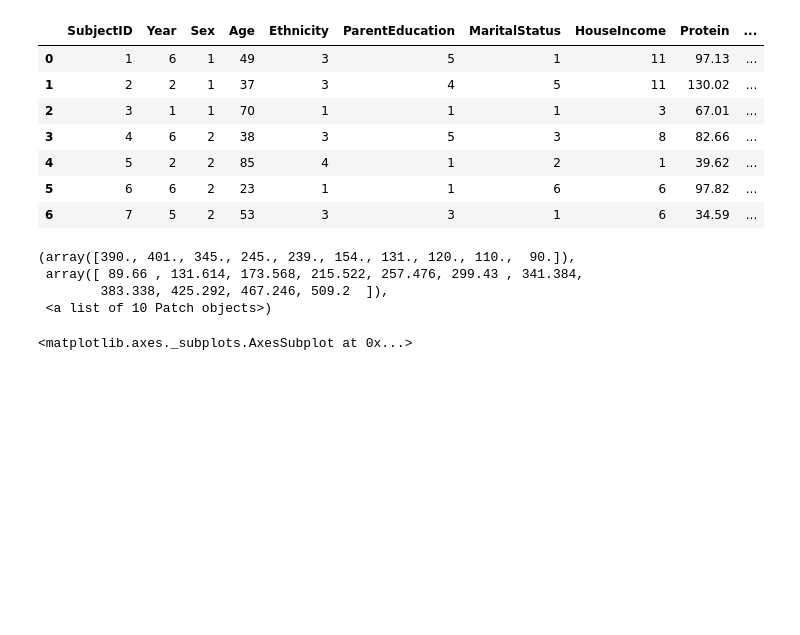
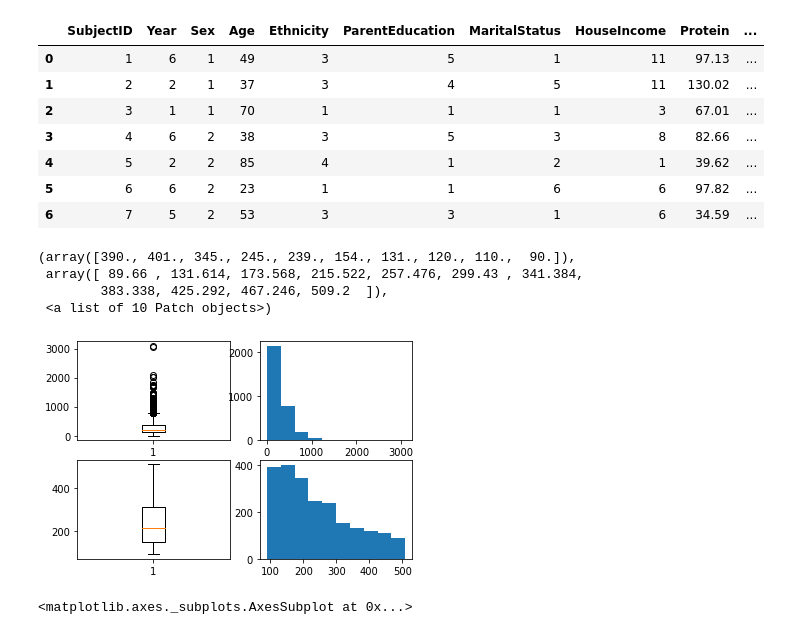
Before and after one commit to anaaparamesh/Week1_Public, a Jupyter notebook: Notebooks/02_Pandas_and_Matplotlib/Matplotlib_Exercise.ipynb, the cells around one changed output. Saved outputs shown, nothing was run; the diff lists cells and outputs as text; code cells hidden in the pictures; blank space fills up the shorter version.

```diff
--- a/Notebooks/02_Pandas_and_Matplotlib/Matplotlib_Exercise.ipynb
+++ b/Notebooks/02_Pandas_and_Matplotlib/Matplotlib_Exercise.ipynb
@@ -93,53 +93,39 @@ that makes the participants' Cholesterol more Normal and create two visualizatio
 one before the Chol data is modified, and one after Chol data is nmodified to be more Normal than before."""
 
 ## YOUR CODE HERE
-data['Chol'].hist()
-plt.plot()
-
-def more_Normal(dataframe, column):
-  ## YOUR CODE HERE
-  stat = dataframe[column].describe()
-  third_quartile = stat['75%']
-  y = dataframe[dataframe[column] <= third_quartile]
-  return y
-
-data['Chol'].describe()
-sns.boxplot(more_Normal(data,"Chol"))
-plt.hist(more_Normal(data,"Chol")) #better representation of data, more Normal than before, now not as strongly skewed
-
-
 #Here are all the figures.
 fig, ((axs1, axs2), (axs3, axs4)) = plt.subplots(2, 2)
 
 #box plot for first plot of cholestrol
 axs1.boxplot(data["Chol"])
 
 #figure plots box plot of chol.
 plt.figure(1)
 
 #histogram of cholestrol
 axs2.hist(data["Chol"])
 
 #histogram of cholestrol
 #more normal keeps y-values between the 15th and 85th percentile.
 def more_Normal(dataframe, column):
   y = dataframe[column]
   y = y[y.between(y.quantile(.15), y.quantile(.85))]
   return y
 
 #boxplot of normalized chol.
 axs3.boxplot(more_Normal(data,"Chol"))
 
 #more nomralized chol is histogram is plotted.
 plt.hist(more_Normal(data,"Chol"))
 
 
 #Hint: which data visualization shows the outliers?
 # %% [output]
 (array([390., 401., 345., 245., 239., 154., 131., 120., 110.,  90.]),
  array([ 89.66 , 131.614, 173.568, 215.522, 257.476, 299.43 , 341.384,
         383.338, 425.292, 467.246, 509.2  ]),
  <a list of 10 Patch objects>)
+[figure, added]
 # %%
 """Conduct a Bivariate Analysis for Protein and Chol. What is familar about this compared to the tutorial? What is another
 way to deal with overplotting other than the Hex plot? Create two data visualizations, one that shows the overplotting, the other that
```
